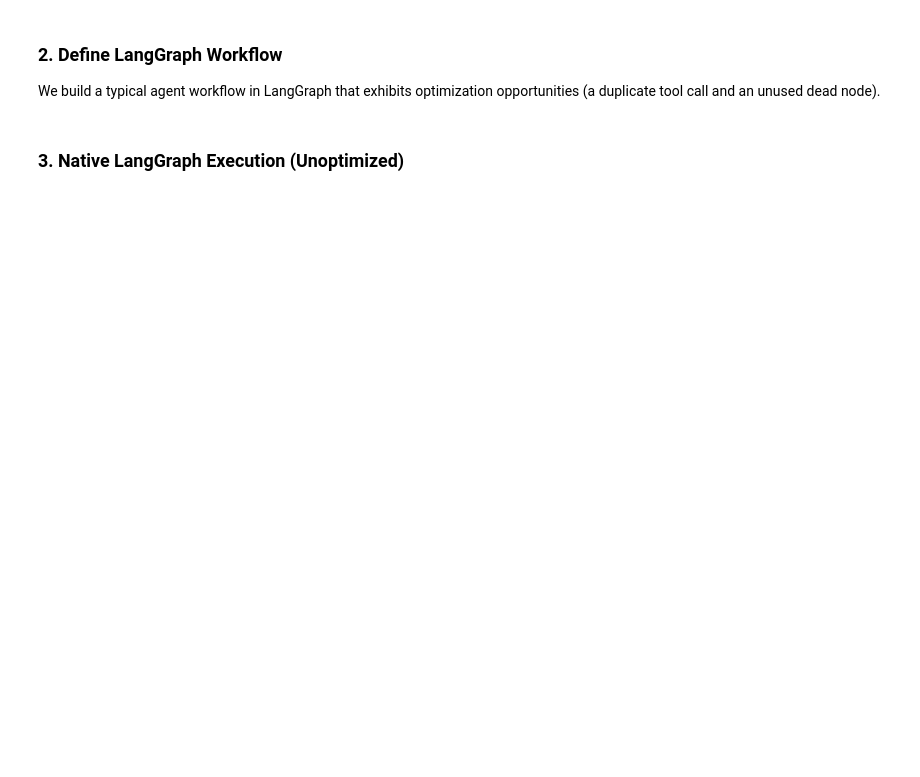
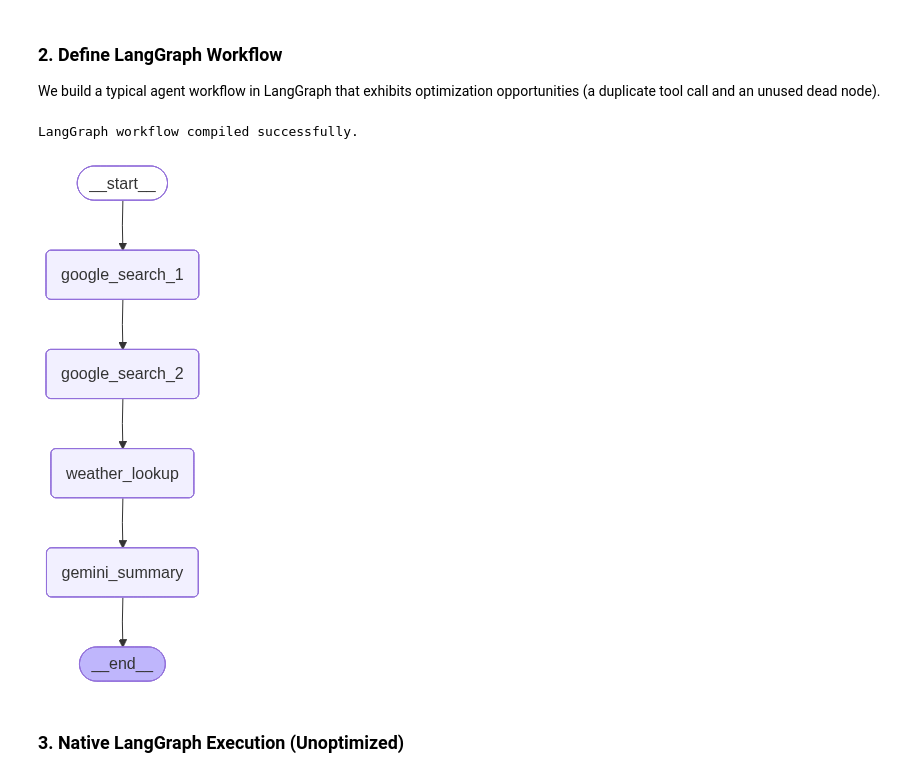
Before and after one commit to asmohamedarfeen/AgentIR, a Jupyter notebook: agentir/examples/langgraph_benchmark.ipynb, the cells around one changed output. Cells and saved outputs as stored; diff of their text form; code cells hidden in the pictures; blank space fills up the shorter version.

```diff
--- a/agentir/examples/langgraph_benchmark.ipynb
+++ b/agentir/examples/langgraph_benchmark.ipynb
@@ -79,34 +81,45 @@ async def gemini_summary(state: AgentState) -> Dict[str, Any]:
     prompt = f"Summarize these search results: {state.get('search_results', '')}"
     print(f"  [LLM] Node 'gemini_summary' calling Gemini API...")
 
     if use_live_api:
         try:
-            model = genai.GenerativeModel("gemini-1.5-flash")
+            model = genai.GenerativeModel("gemini-2.5-flash")
             response = await asyncio.to_thread(model.generate_content, prompt)
             return {"summary": response.text}
         except Exception as e:
             print(f"    Gemini API call failed ({e}). Falling back to simulation.")
 
     await asyncio.sleep(1.2)
     return {"summary": "AgentIR optimizes workflows and cuts resource usage."}
 
 # Build LangGraph StateGraph
 builder = StateGraph(AgentState)
 builder.add_node("google_search_1", google_search_1)
 builder.add_node("google_search_2", google_search_2)
 builder.add_node("weather_lookup", weather_lookup)
 builder.add_node("gemini_summary", gemini_summary)
 
 # Connect linearly to represent a typical sequential, unoptimized configuration
 builder.add_edge(START, "google_search_1")
 builder.add_edge("google_search_1", "google_search_2")
 builder.add_edge("google_search_2", "weather_lookup")
 builder.add_edge("weather_lookup", "gemini_summary")
 builder.add_edge("gemini_summary", END)
 
 # Compile LangGraph app
 langgraph_app = builder.compile()
 print("LangGraph workflow compiled successfully.")
+
+
+from IPython.display import Image, display
+display(
+    Image(
+        langgraph_app.get_graph().draw_mermaid_png()
+    )
+)
+# %% [output]
+LangGraph workflow compiled successfully.
+[figure, added]
 # %% [markdown]
 ### 3. Native LangGraph Execution (Unoptimized)
 # %%
```
Also changed, not shown: parts of 7 cells of this notebook, 5 other files.
